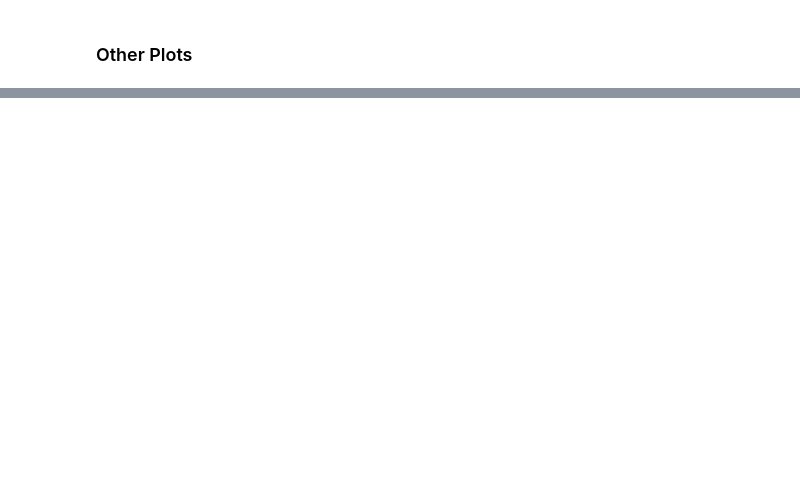
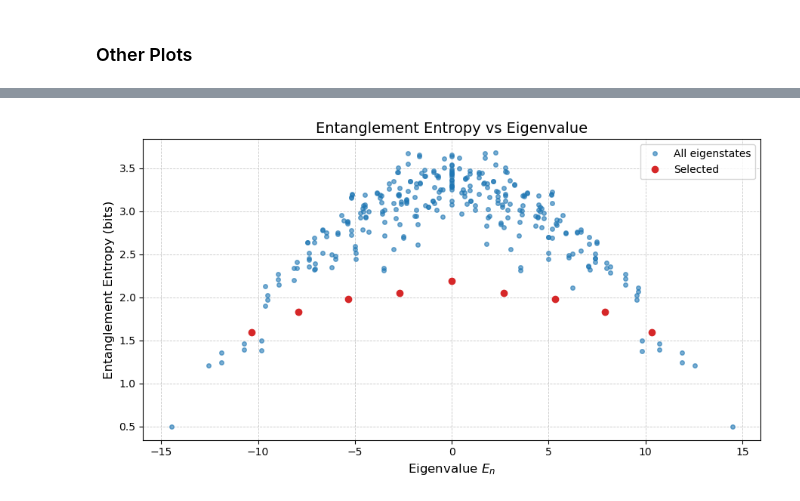
Before and after one commit to EmanueleCoradin/u1-lattice-gauge-rydberg-sim, a Jupyter notebook: main.ipynb, the cells around one changed output, grey strips where cells are left out. Cells and saved outputs as stored; diff of their text form; code cells hidden in the pictures; blank space fills up the shorter version.

```diff
--- a/main.ipynb
+++ b/main.ipynb
@@ -92,3 +136,25 @@ compare_models(models, psi_lists, n_ops_lists, E_ops_lists, t_vals)
+# %%
+# 1. Compute entropy for ALL eigenstates
+all_psi_list = [e_vecs_r[:, i] for i in range(e_vecs_r.shape[1])]
+entropy_all = compute_entropy(all_psi_list, projector=P.T, dA=dA, dB=dB)
+
+# 2. Plot entropy vs eigenvalue for all states
+plt.figure(figsize=(9,5))
+plt.plot(e_vals_r, entropy_all, "o", color="tab:blue", markersize=4, alpha=0.6, label="All eigenstates")
+
+# 3. Highlight selected subset
+plt.plot(e_masked[mask_sig], entropy_masked, "o", color="tab:red", markersize=6, label="Selected")
+
+# Labels and formatting
+plt.xlabel(r"Eigenvalue $E_n$", fontsize=12)
+plt.ylabel("Entanglement Entropy (bits)", fontsize=12)
+plt.title("Entanglement Entropy vs Eigenvalue", fontsize=14)
+plt.grid(True, linestyle="--", linewidth=0.6, alpha=0.7)
+plt.legend()
+plt.tight_layout()
+plt.show()
+# %% [output]
+[figure, added]
 # %%
 # Energy spectra
 plt.figure(figsize=(8,4))
```
Also changed, not shown: parts of 10 cells of this notebook, 3 other files.
